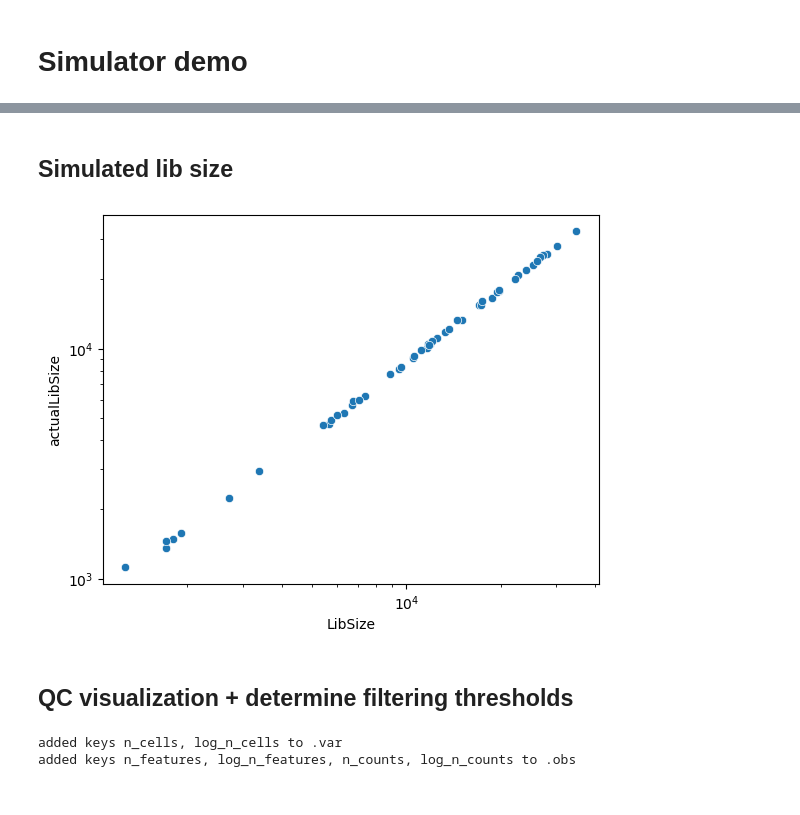
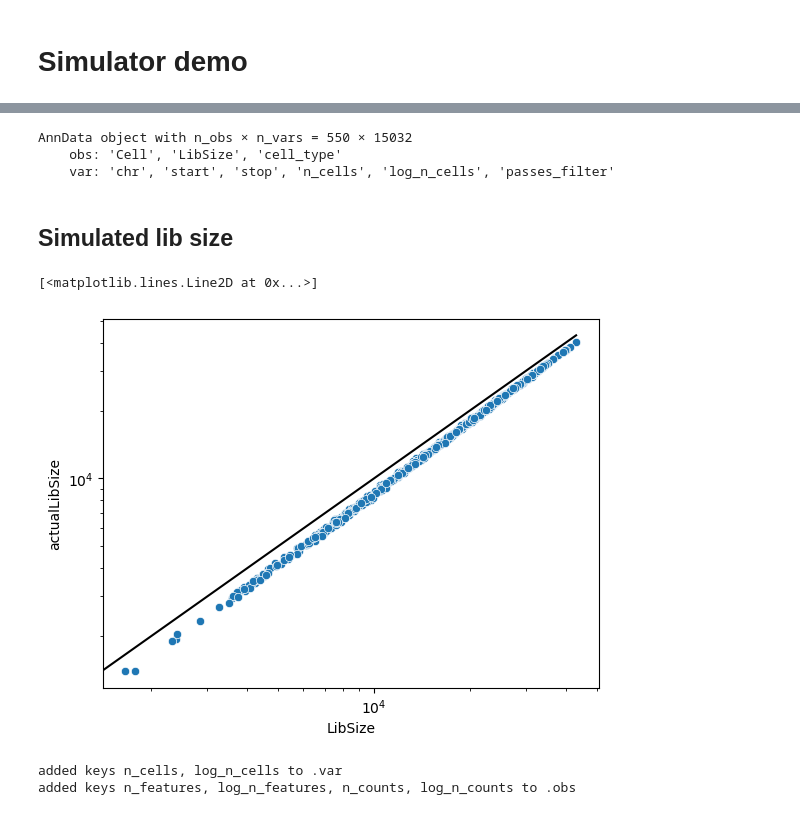
Before and after one commit to MarkusFranke/Better-Normalization-for-scATAC-seq-data, a Jupyter notebook: simulator.ipynb, the cells around one changed output, grey strips where cells are left out. Saved outputs shown, nothing was run; the diff lists cells and outputs as text; code cells hidden in the pictures.

```diff
--- a/simulator.ipynb
+++ b/simulator.ipynb
@@ -20,4 +17,11 @@ The autoreload extension is already loaded. To reload it, use:
+# %%
+file_path=Path('data/mouse_brain_5k/bin_by_cell_filtered.h5ad')
+# %%
+epidata = data.MouseBrainDataset()
+adata = epidata.load_mtx(matrix_path=file_path)
 # %%
-adata = data.load_mousebrain_window_mtx()
-simulation_params = {'nCells': 50, 'noise.mean': -0.3, 'noise.sd': 0.3}
-adata_sim = sim.simulate(adata, **simulation_params)
+# simulation_params = {'nCells': 1000,
+#                      # 'noise.mean': -0.3, 'noise.sd': 0.3,
+#                      # 'is_peak_mtx': True, 'peak_num': 1000
+#                     }
+# adata_sim = sim.simulate(adata, **simulation_params)
@@ -26,6 +28,8 @@ adata_sim = sim.simulate(adata, **simulation_params)
 # %%
-# annotation_name = 'cell_type'
-# adata = data.load_mousebrain_window_mtx()
-# simulation_params = {'nCells': 50, 'noise.mean': -0.3, 'noise.sd': 0.3}
-# adata_sim = sim.simulate_by_annotation(adata, annotation_name=annotation_name, **simulation_params)
+annotation_name = 'cell_type'
+simulation_params = {'nCells': 50,
+                     'noise.mean': -0.3, 'noise.sd': 0.3,
+                     # 'is_peak_mtx': True, 'peak_num': 1000
+                    }
+adata_sim = sim.simulate_by_annotation(adata, annotation_name=annotation_name, **simulation_params)
 # %% [output]
@@ -43,3 +53,9 @@ adata_sim = sim.simulate(adata, **simulation_params)
+# %%
+adata_sim
+# %% [output]
+AnnData object with n_obs × n_vars = 550 × 15032
+    obs: 'Cell', 'LibSize', 'cell_type'
+    var: 'chr', 'start', 'stop', 'n_cells', 'log_n_cells', 'passes_filter'
 # %% [markdown]
 ## Simulated lib size
 # %%
@@ -47,13 +63,14 @@ adata_sim.obs['actualLibSize'] = np.ravel(adata_sim.X.sum(1))
 # %%
 fig = plt.figure()
 ax = fig.add_subplot()
 sns.scatterplot(adata_sim.obs, x='LibSize', y='actualLibSize', ax=ax)
 ax.set_xscale('log')
 ax.set_yscale('log')
+_max = np.max(adata_sim.obs['LibSize'])
+ax.plot((0,_max), (0,_max),color='black')
 # %% [output]
+[<matplotlib.lines.Line2D at 0x...>]
-[figure, old version]
+[figure, new version]
-# %% [markdown]
-## QC visualization + determine filtering thresholds
 # %%
 epi.pp.qc_stats(adata_sim, verbose=True)
 # %% [output]
```
Also changed, not shown: parts of 15 cells of this notebook, 10 other files.
